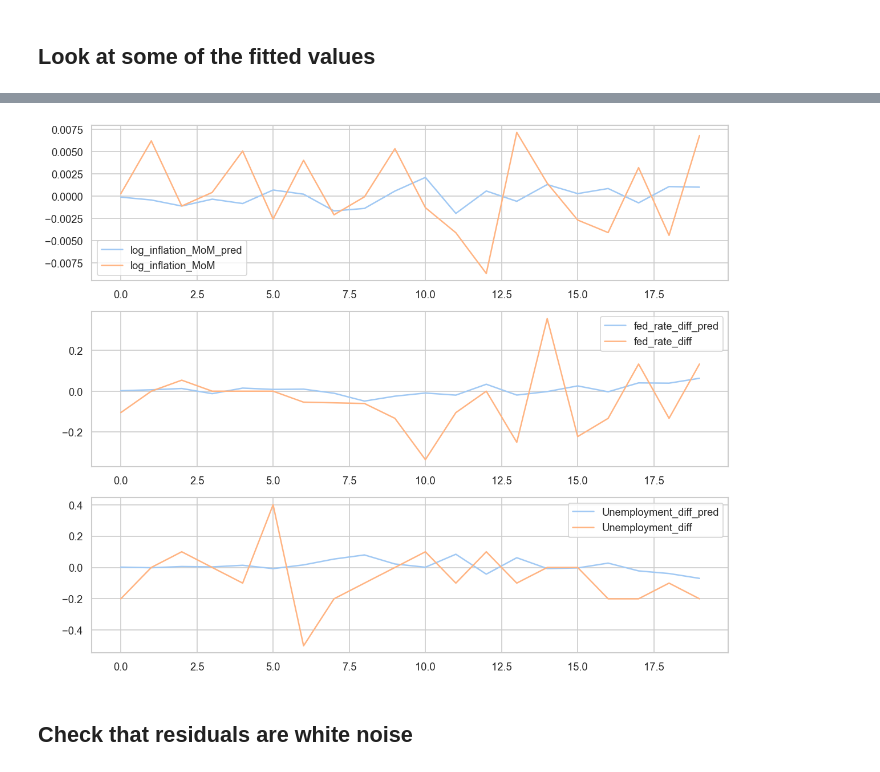
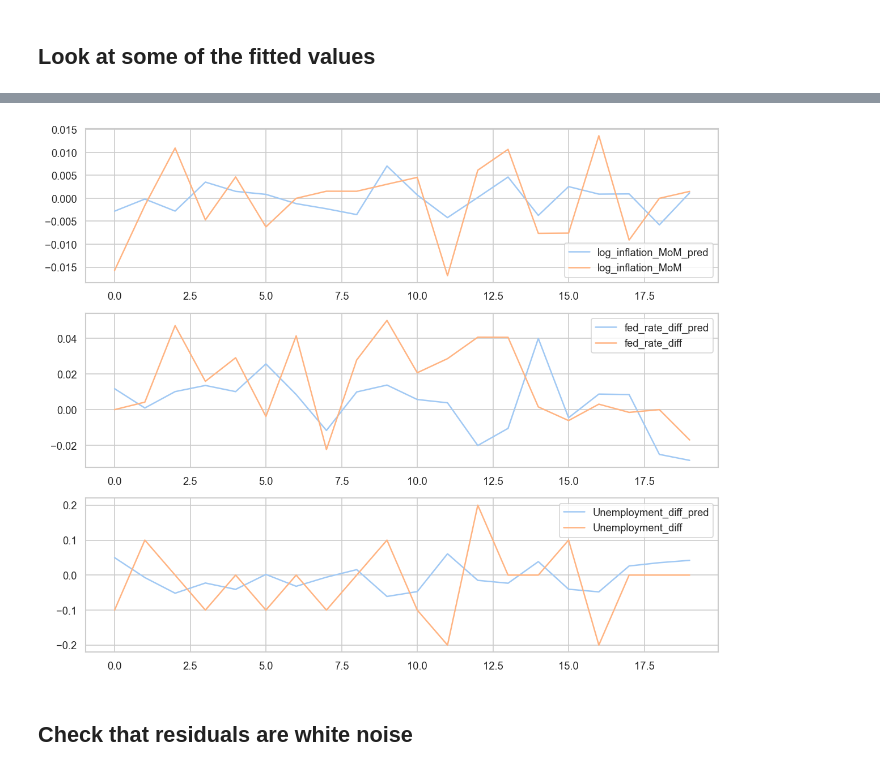
Before and after one commit to GarettKaube/U.S-Monetary-Policy-Forecasting-LSTM, a Jupyter notebook: monetarypolicyrnn.ipynb, the cells around one changed output, grey strips where cells are left out. Cells and saved outputs as stored; diff of their text form; code cells hidden in the pictures.

```diff
--- a/monetarypolicyrnn.ipynb
+++ b/monetarypolicyrnn.ipynb
@@ -1085,7 +1101,7 @@ plot_predictions(rnn, [0, 100], train_dataloader, transform=True)
 # %%
-plot_predictions(rnn, [0, 20], test_dataloader, transform=True)
+plot_predictions(rnn, [0, 20], validation_dataloader, transform=True)
 # %% [output]
-[figure, old version]
+[figure, new version]
 # %% [markdown]
 ## Check that residuals are white noise
 # %%
```
Also changed, not shown: parts of 44 cells of this notebook.
